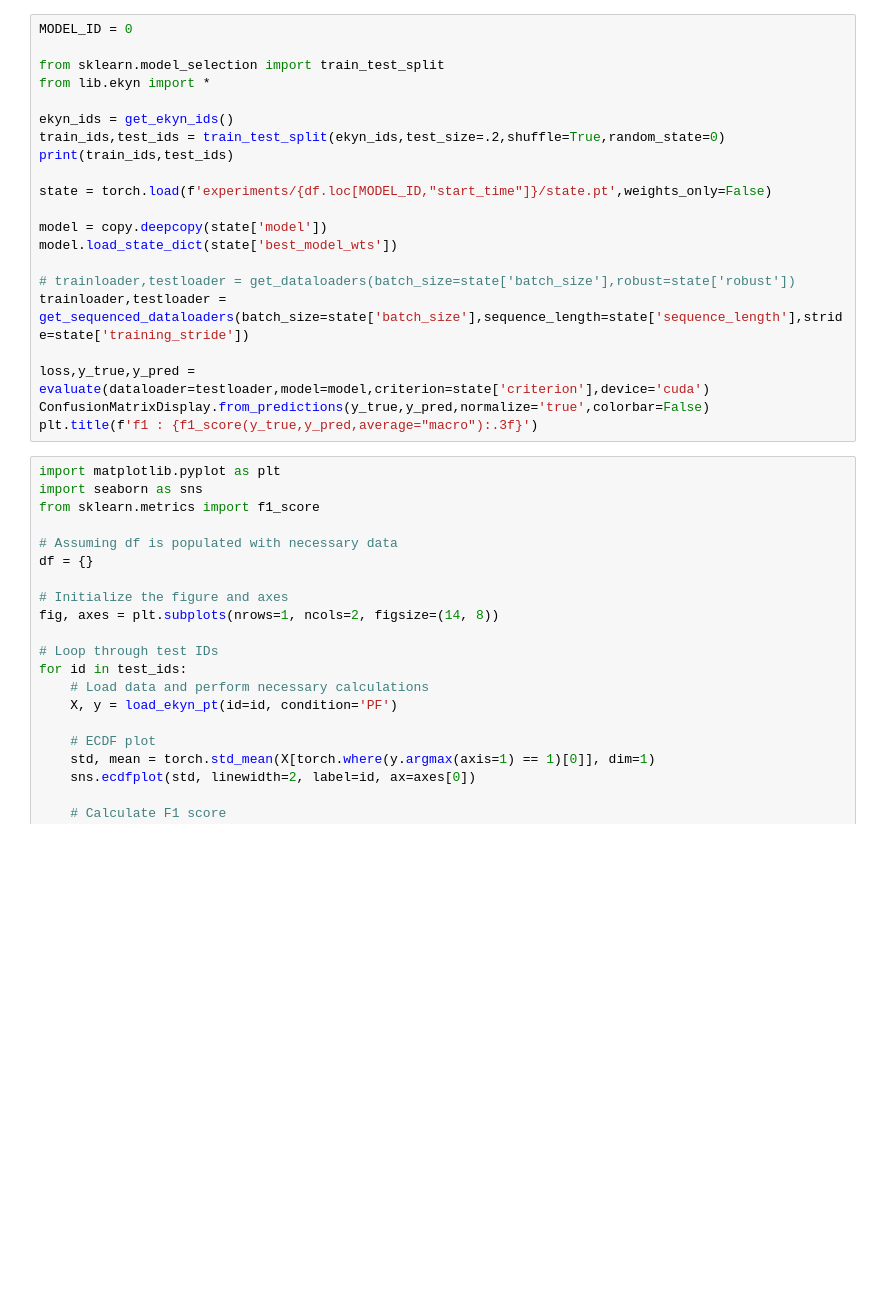
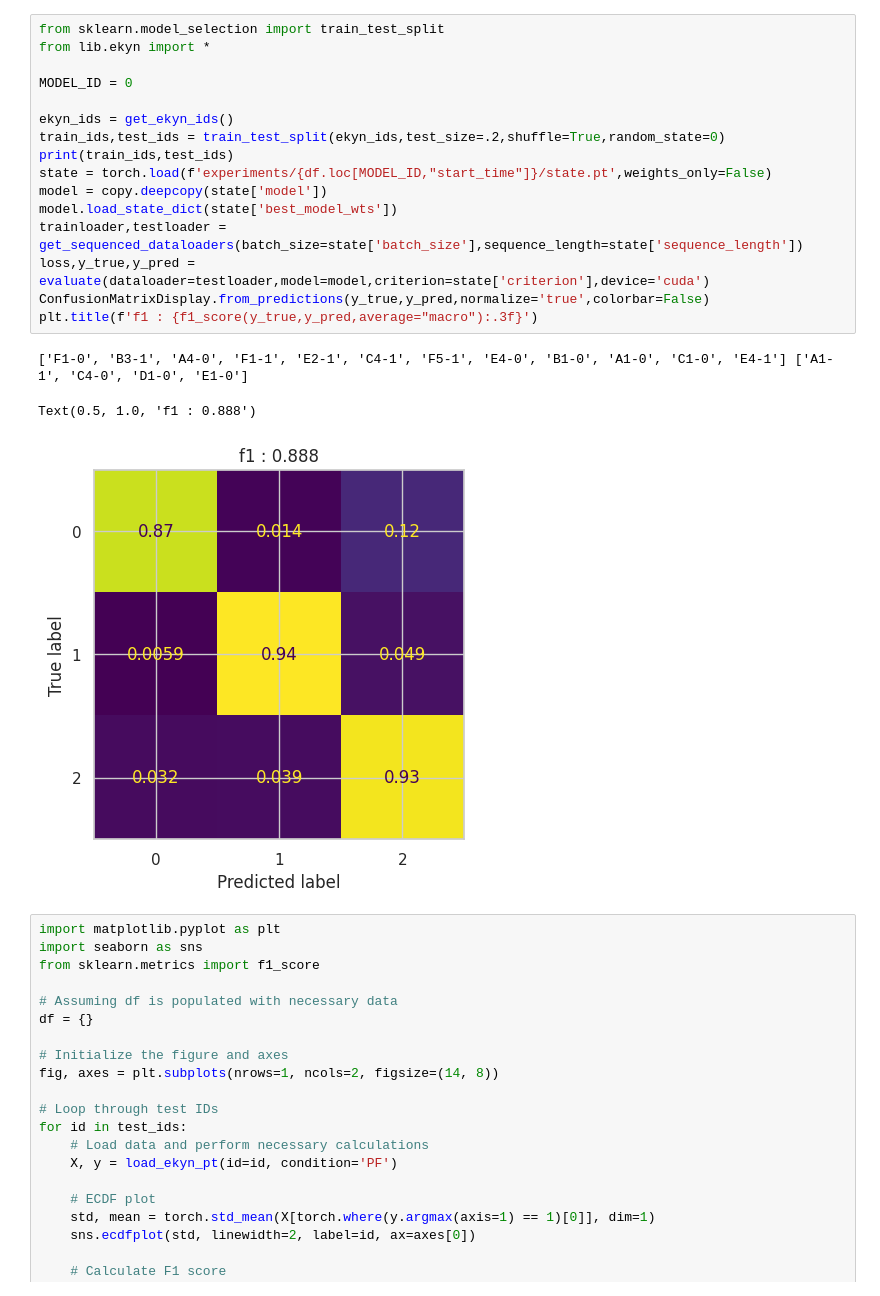
Before and after one commit to smithandrewk/sleep_ml, a Jupyter notebook: eval.ipynb, the cells around one changed output. Drawn from its saved outputs; the diff is of its cells as text; blank space fills up the shorter version.

```diff
--- a/eval.ipynb
+++ b/eval.ipynb
@@ -21,24 +33,23 @@ df.sort_values(by='best_dev_loss')
 # %%
-MODEL_ID = 0
-
 from sklearn.model_selection import train_test_split
 from lib.ekyn import *
+
+MODEL_ID = 0
 
 ekyn_ids = get_ekyn_ids()
 train_ids,test_ids = train_test_split(ekyn_ids,test_size=.2,shuffle=True,random_state=0)
 print(train_ids,test_ids)
-
 state = torch.load(f'experiments/{df.loc[MODEL_ID,"start_time"]}/state.pt',weights_only=False)
-
 model = copy.deepcopy(state['model'])
 model.load_state_dict(state['best_model_wts'])
-
-# trainloader,testloader = get_dataloaders(batch_size=state['batch_size'],robust=state['robust'])
-trainloader,testloader = get_sequenced_dataloaders(batch_size=state['batch_size'],sequence_length=state['sequence_length'],stride=state['training_stride'])
-
+trainloader,testloader = get_sequenced_dataloaders(batch_size=state['batch_size'],sequence_length=state['sequence_length'])
 loss,y_true,y_pred = evaluate(dataloader=testloader,model=model,criterion=state['criterion'],device='cuda')
 ConfusionMatrixDisplay.from_predictions(y_true,y_pred,normalize='true',colorbar=False)
 plt.title(f'f1 : {f1_score(y_true,y_pred,average="macro"):.3f}')
+# %% [output]
+['F1-0', 'B3-1', 'A4-0', 'F1-1', 'E2-1', 'C4-1', 'F5-1', 'E4-0', 'B1-0', 'A1-0', 'C1-0', 'E4-1'] ['A1-1', 'C4-0', 'D1-0', 'E1-0']
+Text(0.5, 1.0, 'f1 : 0.888')
+[figure, added]
 # %%
 import matplotlib.pyplot as plt
 import seaborn as sns
```
Also changed, not shown: parts of 2 cells of this notebook, 2 other files.
